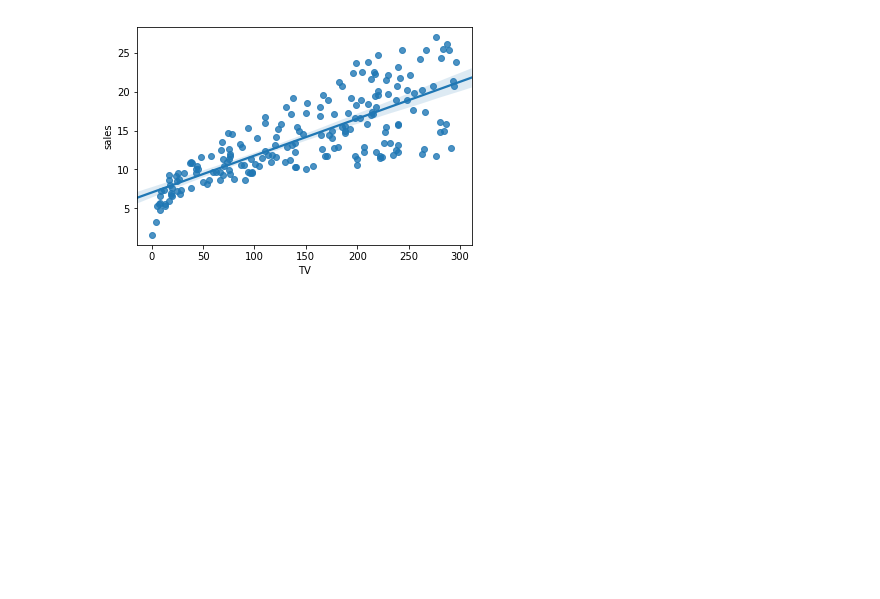
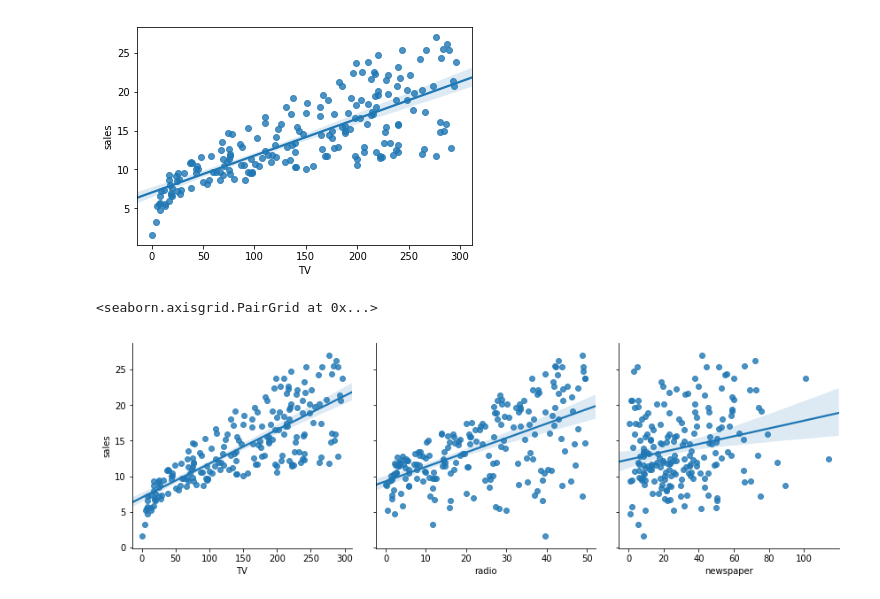
Before and after one commit to macwong/IntroToStatisticalLearning, a Jupyter notebook: Chapter 2 - Statistical Learning.ipynb, the cells around one changed output. Cells and saved outputs as stored; diff of their text form; code cells hidden in the pictures; blank space fills up the shorter version.

Commit message:
Show graph of TV, radio and newspaper vs sales

```diff
--- a/Chapter 2 - Statistical Learning.ipynb
+++ b/Chapter 2 - Statistical Learning.ipynb
@@ -35,3 +35,9 @@ sns.regplot(x = X["TV"], y = Y)
 # %% [output]
 <matplotlib.axes._subplots.AxesSubplot at 0x...>
 [figure]
+# %%
+g = sns.PairGrid(data, y_vars=["sales"], x_vars=["TV", "radio", 'newspaper'], size=4)
+g.map(sns.regplot)
+# %% [output]
+<seaborn.axisgrid.PairGrid at 0x...>
+[figure, added]
```
